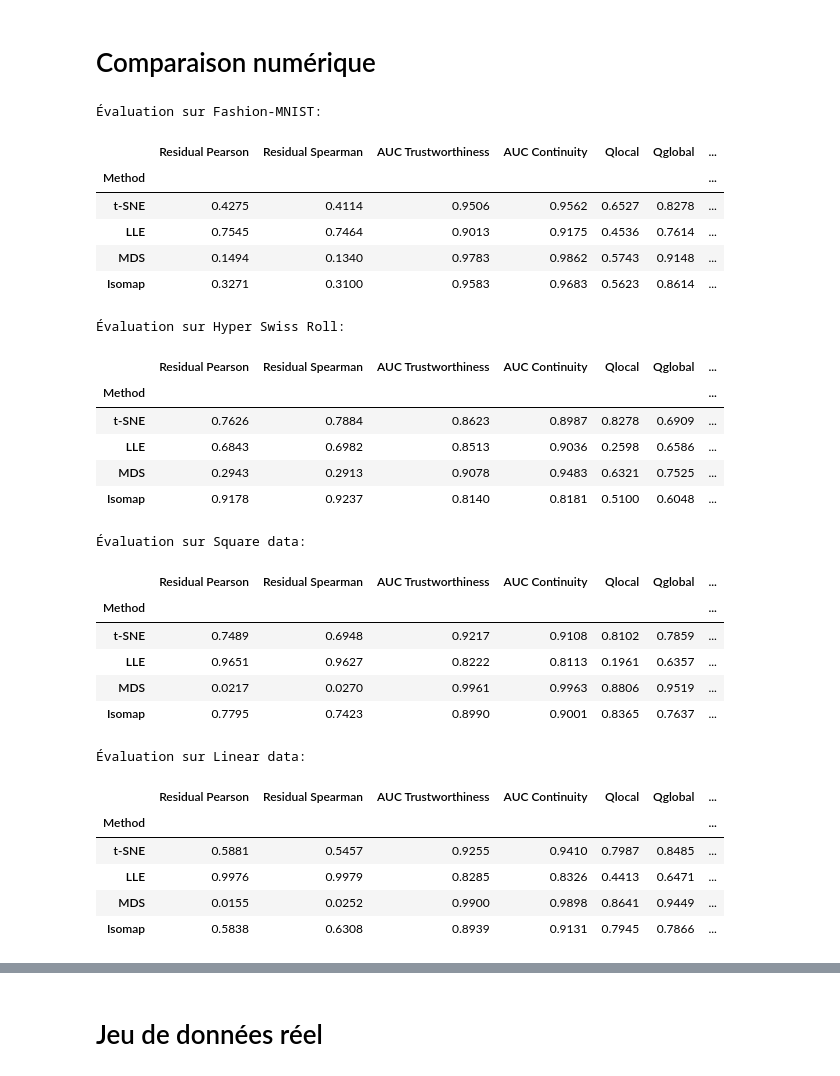
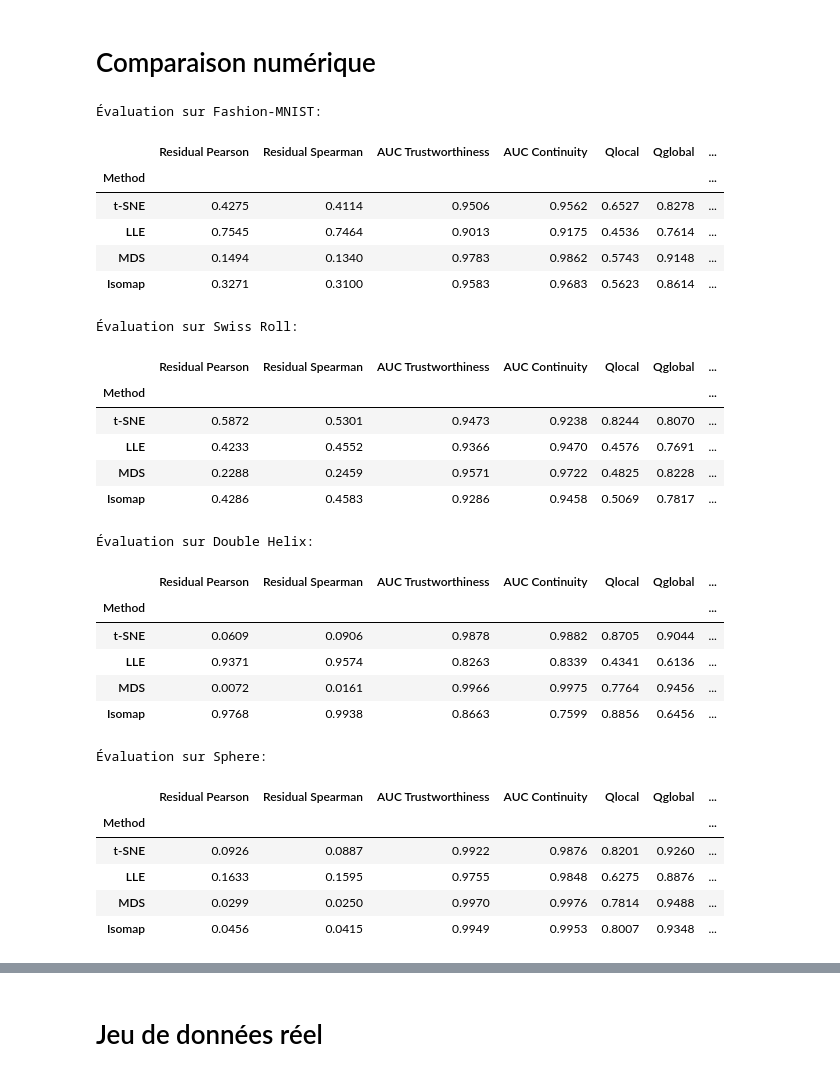
Before and after one commit to ChapponE/A-Comparative-Study-of-Dimensionality-Reduction-Techniques-for-Labelled-Datasets, a Jupyter notebook: projet.ipynb, the cells around one changed output, grey strips where cells are left out. Cells and saved outputs as stored; diff of their text form; code cells hidden in the pictures.

```diff
--- a/projet.ipynb
+++ b/projet.ipynb
@@ -24,7 +24,7 @@ n_points = 300
 mnist_data, mnist_labels = load_fashion_mnist_dataset(n_points=n_points)
 swiss_roll_data, swiss_roll_labels = generate_swiss_roll_dataset(n_points=n_points)
 double_helix_data, double_helix_labels = generate_double_helix_dataset(n_points=n_points)
-sphere_data, sphere_labels = generate_sphere_dataset(n_points=n_points)
+sphere_data, sphere_labels = generate_partial_sphere_dataset(n_points=n_points)
 # %% [markdown]
 # Selection de n_neighbors pour LLE et Isomap
 
@@ -220,65 +220,69 @@ Comparaison sur les données linear en 2D :
 # %% [markdown]
 # Comparaison numérique
 # %%
+# Comparaison numérique pour les données correctes
+
 from IPython.display import display
 from reduction_methods import apply_tsne, apply_lle, apply_mds, apply_isomap
+from evaluator import evaluate_all_methods
+
 # Définir les méthodes à évaluer
 methods = [
     lambda x: apply_tsne(x, n_components=2),
     lambda x: apply_lle(x, n_components=2),
     lambda x: apply_mds(x, n_components=2),
     lambda x: apply_isomap(x, n_components=2)
 ]
 method_names = ['t-SNE', 'LLE', 'MDS', 'Isomap' ]
 
-# Évaluer sur les données MNIST
+# Évaluer sur les données Fashion-MNIST
 print("Évaluation sur Fashion-MNIST:")
 mnist_results = evaluate_all_methods(mnist_data, methods, method_names, mnist_labels)
 display(mnist_results)
 
-# Évaluer sur Swiss Roll
-print("\nÉvaluation sur Hyper Swiss Roll:")
-swiss_roll_results = evaluate_all_methods(hyper_swiss_roll_data, methods, method_names, hyper_swiss_roll_labels)
+# Évaluer sur les données Swiss Roll
+print("\nÉvaluation sur Swiss Roll:")
+swiss_roll_results = evaluate_all_methods(swiss_roll_data, methods, method_names, swiss_roll_labels)
 display(swiss_roll_results)
 
-# Évaluer sur les données Square
-print("\nÉvaluation sur Square data:")
-square_results = evaluate_all_methods(square_data, methods, method_names, square_labels)
-display(square_results)
+# Évaluer sur les données Double Helix
+print("\nÉvaluation sur Double Helix:")
+double_helix_results = evaluate_all_methods(double_helix_data, methods, method_names, double_helix_labels)
+display(double_helix_results)
 
-# Évaluer sur les données Linear
-print("\nÉvaluation sur Linear data:")
-linear_results = evaluate_all_methods(linear_data, methods, method_names, linear_labels)
-display(linear_results)
+# Évaluer sur les données Sphere
+print("\nÉvaluation sur Sphere:")
+sphere_results = evaluate_all_methods(sphere_data, methods, method_names, sphere_labels)
+display(sphere_results)
 # %% [output]
 Évaluation sur Fashion-MNIST:
 |  | Residual Pearson | Residual Spearman | AUC Trustworthiness | AUC Continuity | Qlocal | Qglobal | ... |
 | Method |  |  |  |  |  |  | ... |
 | t-SNE | 0.4275 | 0.4114 | 0.9506 | 0.9562 | 0.6527 | 0.8278 | ... |
 | LLE | 0.7545 | 0.7464 | 0.9013 | 0.9175 | 0.4536 | 0.7614 | ... |
 | MDS | 0.1494 | 0.1340 | 0.9783 | 0.9862 | 0.5743 | 0.9148 | ... |
 | Isomap | 0.3271 | 0.3100 | 0.9583 | 0.9683 | 0.5623 | 0.8614 | ... |
-Évaluation sur Hyper Swiss Roll:
+Évaluation sur Swiss Roll:
 |  | Residual Pearson | Residual Spearman | AUC Trustworthiness | AUC Continuity | Qlocal | Qglobal | ... |
 | Method |  |  |  |  |  |  | ... |
-| t-SNE | 0.7626 | 0.7884 | 0.8623 | 0.8987 | 0.8278 | 0.6909 | ... |
-| LLE | 0.6843 | 0.6982 | 0.8513 | 0.9036 | 0.2598 | 0.6586 | ... |
-| MDS | 0.2943 | 0.2913 | 0.9078 | 0.9483 | 0.6321 | 0.7525 | ... |
-| Isomap | 0.9178 | 0.9237 | 0.8140 | 0.8181 | 0.5100 | 0.6048 | ... |
+| t-SNE | 0.5872 | 0.5301 | 0.9473 | 0.9238 | 0.8244 | 0.8070 | ... |
+| LLE | 0.4233 | 0.4552 | 0.9366 | 0.9470 | 0.4576 | 0.7691 | ... |
+| MDS | 0.2288 | 0.2459 | 0.9571 | 0.9722 | 0.4825 | 0.8228 | ... |
+| Isomap | 0.4286 | 0.4583 | 0.9286 | 0.9458 | 0.5069 | 0.7817 | ... |
-Évaluation sur Square data:
+Évaluation sur Double Helix:
 |  | Residual Pearson | Residual Spearman | AUC Trustworthiness | AUC Continuity | Qlocal | Qglobal | ... |
 | Method |  |  |  |  |  |  | ... |
-| t-SNE | 0.7489 | 0.6948 | 0.9217 | 0.9108 | 0.8102 | 0.7859 | ... |
-| LLE | 0.9651 | 0.9627 | 0.8222 | 0.8113 | 0.1961 | 0.6357 | ... |
-| MDS | 0.0217 | 0.0270 | 0.9961 | 0.9963 | 0.8806 | 0.9519 | ... |
-| Isomap | 0.7795 | 0.7423 | 0.8990 | 0.9001 | 0.8365 | 0.7637 | ... |
+| t-SNE | 0.0609 | 0.0906 | 0.9878 | 0.9882 | 0.8705 | 0.9044 | ... |
+| LLE | 0.9371 | 0.9574 | 0.8263 | 0.8339 | 0.4341 | 0.6136 | ... |
+| MDS | 0.0072 | 0.0161 | 0.9966 | 0.9975 | 0.7764 | 0.9456 | ... |
+| Isomap | 0.9768 | 0.9938 | 0.8663 | 0.7599 | 0.8856 | 0.6456 | ... |
-Évaluation sur Linear data:
+Évaluation sur Sphere:
 |  | Residual Pearson | Residual Spearman | AUC Trustworthiness | AUC Continuity | Qlocal | Qglobal | ... |
 | Method |  |  |  |  |  |  | ... |
-| t-SNE | 0.5881 | 0.5457 | 0.9255 | 0.9410 | 0.7987 | 0.8485 | ... |
-| LLE | 0.9976 | 0.9979 | 0.8285 | 0.8326 | 0.4413 | 0.6471 | ... |
-| MDS | 0.0155 | 0.0252 | 0.9900 | 0.9898 | 0.8641 | 0.9449 | ... |
-| Isomap | 0.5838 | 0.6308 | 0.8939 | 0.9131 | 0.7945 | 0.7866 | ... |
+| t-SNE | 0.0926 | 0.0887 | 0.9922 | 0.9876 | 0.8201 | 0.9260 | ... |
+| LLE | 0.1633 | 0.1595 | 0.9755 | 0.9848 | 0.6275 | 0.8876 | ... |
+| MDS | 0.0299 | 0.0250 | 0.9970 | 0.9976 | 0.7814 | 0.9488 | ... |
+| Isomap | 0.0456 | 0.0415 | 0.9949 | 0.9953 | 0.8007 | 0.9348 | ... |
 # %% [markdown]
 - Kruskal Stress: MDS directly minimizes the euclidean distance globally, while Isomap, LLE, T-SNE minimize local distances.
 
```
Also changed, not shown: parts of 4 cells of this notebook, 1 other file.
